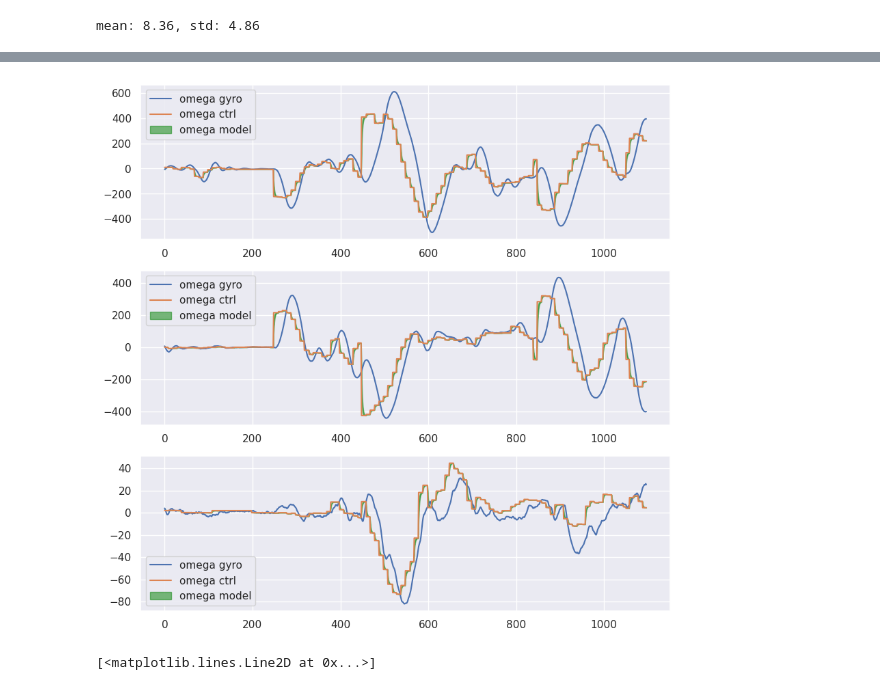
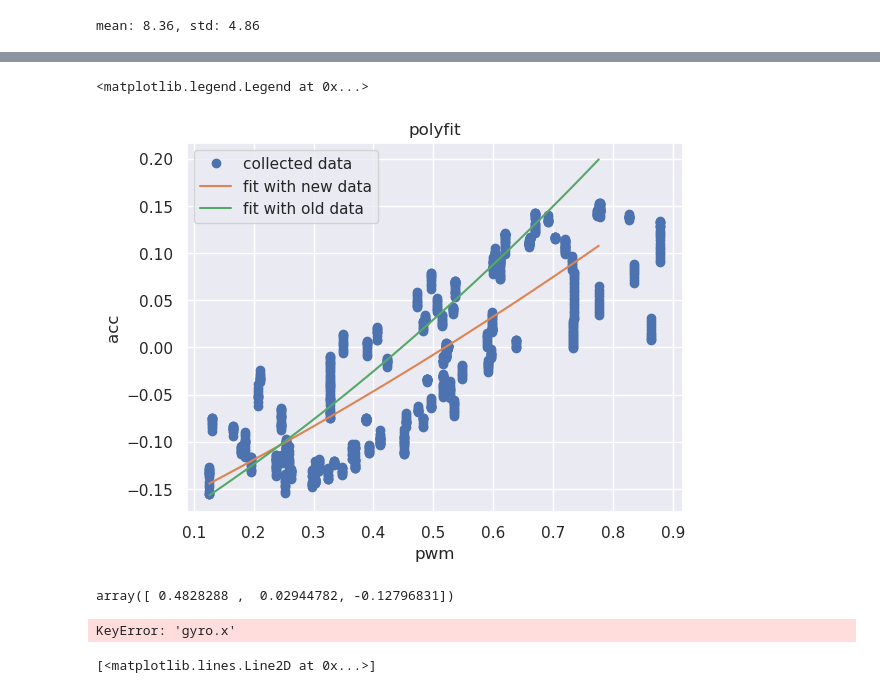
Before and after one commit to jc-bao/crazyswarm2-adaptive, a Jupyter notebook: utils/crazyflie-firmware-adaptive/tools/usdlog/plot.ipynb, the cells around one changed output, grey strips where cells are left out. Drawn from its saved outputs; the diff is of its cells as text; code cells hidden in the pictures.

```diff
--- a/utils/crazyflie-firmware-adaptive/tools/usdlog/plot.ipynb
+++ b/utils/crazyflie-firmware-adaptive/tools/usdlog/plot.ipynb
@@ -434,3 +508,33 @@ mean: 8.36, std: 4.86
+# %%
+x = pwm1_filtered_sorted
+y = acc_z_sorted / 4
+
+# fit a second order polynomial
+z = np.polyfit(x, y, 2)
+p = np.poly1d(z)
+z_old = np.array([0.17962618,  0.38568433, -0.20830049])
+p_old = np.poly1d(z_old)
+
+# calculate new x's and y's
+x_new = np.linspace(x[0], x[-1], 50)
+y_new = p(x_new)
+y_old = p_old(x_new)
+
+plt.figure()
+plt.plot(x,y,'o', label='collected data')
+plt.plot(x_new, y_new, label='fit with new data')
+plt.plot(x_new, y_old, label='fit with old data')
+plt.title('polyfit')
+plt.xlabel('pwm')
+plt.ylabel('acc')
+plt.legend()
+# %% [output]
+<matplotlib.legend.Legend at 0x...>
+[figure, added]
+# %%
+z
+# %% [output]
+array([ 0.4828288 ,  0.02944782, -0.12796831])
 # %%
 import cfusdlog
 import matplotlib.pyplot as plt
@@ -440,7 +544,7 @@ import os
 import seaborn as sns
 
 # load data
-data = cfusdlog.decode('/media/pcy/cfSD/log08')['fixedFrequency']
+data = cfusdlog.decode('/media/pcy/cfSD/log27')['fixedFrequency']
 # set seaborn style
 sns.set()
 # prepare data
@@ -488,7 +592,7 @@ xs_true = w_gyro[:,0] * np.pi / 180
 # scipy.io.savemat('data_y.mat', dict(ts_y=ts, us_y=us, xs_true_y=xs_true))
 scipy.io.savemat('data_xy.mat', dict(ts_xy=ts, us_xy=us, xs_true_xy=xs_true))
 # %% [output]
-[figure, removed]
+KeyError: 'gyro.x'
 # %%
 x = w_gyro[50:100, 0] / 180 * np.pi
 x_des = w_ctrl[50:100, 0] / 180 * np.pi
```
Also changed, not shown: parts of 3 cells of this notebook, 8 other files.
